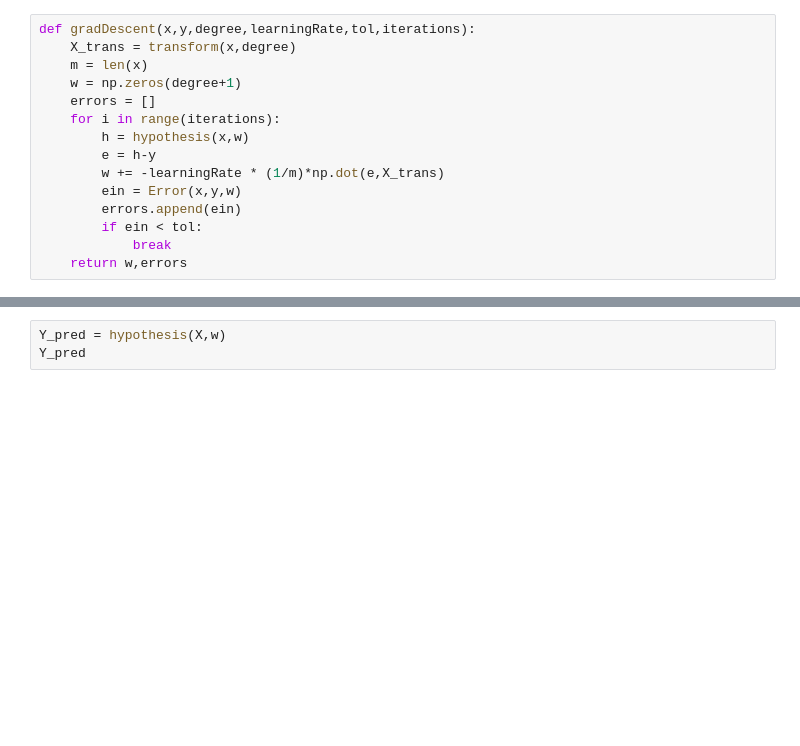
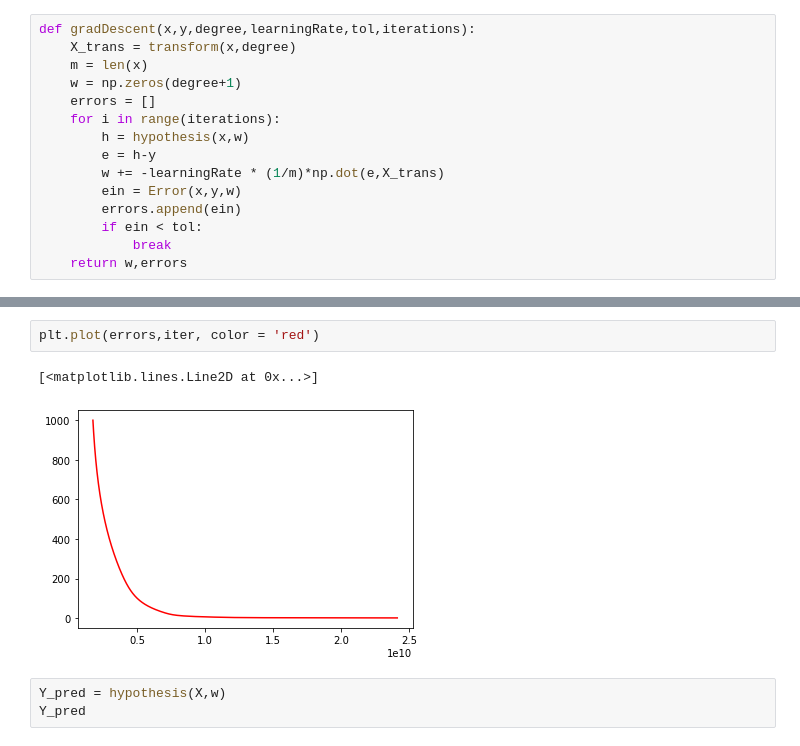
Before and after one commit to g3ronimO-o/PolynomialRegression, a Jupyter notebook: V1.ipynb, the cells around one changed output, grey strips where cells are left out. Cells and saved outputs as stored; diff of their text form; blank space fills up the shorter version.

```diff
--- a/V1.ipynb
+++ b/V1.ipynb
@@ -157,3 +140,8 @@ errors
+# %%
+plt.plot(errors,iter, color = 'red')
+# %% [output]
+[<matplotlib.lines.Line2D at 0x...>]
+[figure, added]
 # %%
 Y_pred = hypothesis(X,w)
 Y_pred
```
Also changed, not shown: parts of 5 cells of this notebook.
